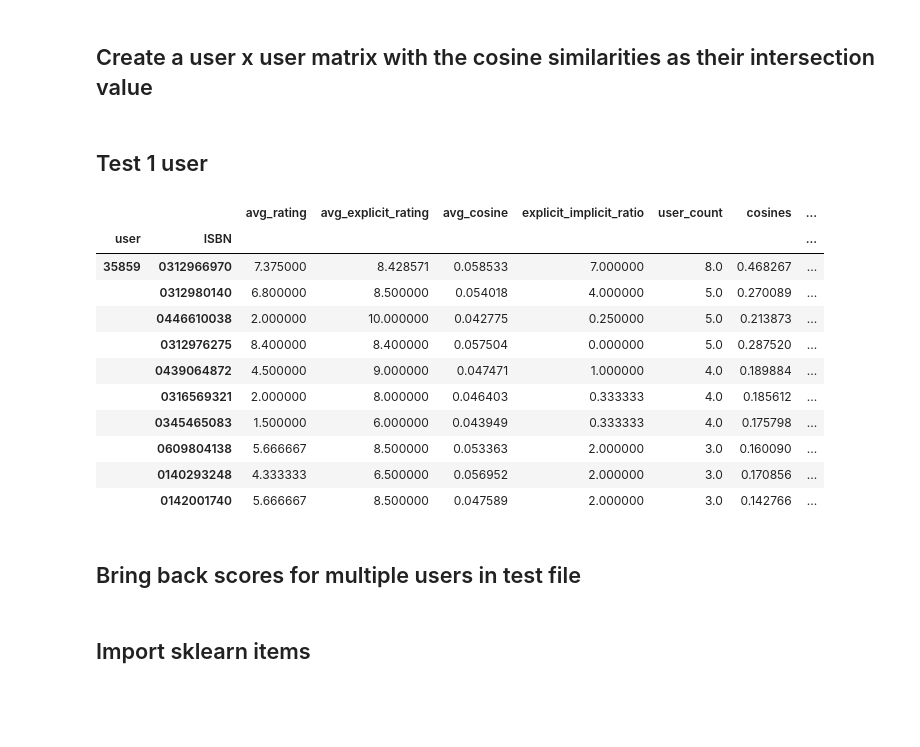
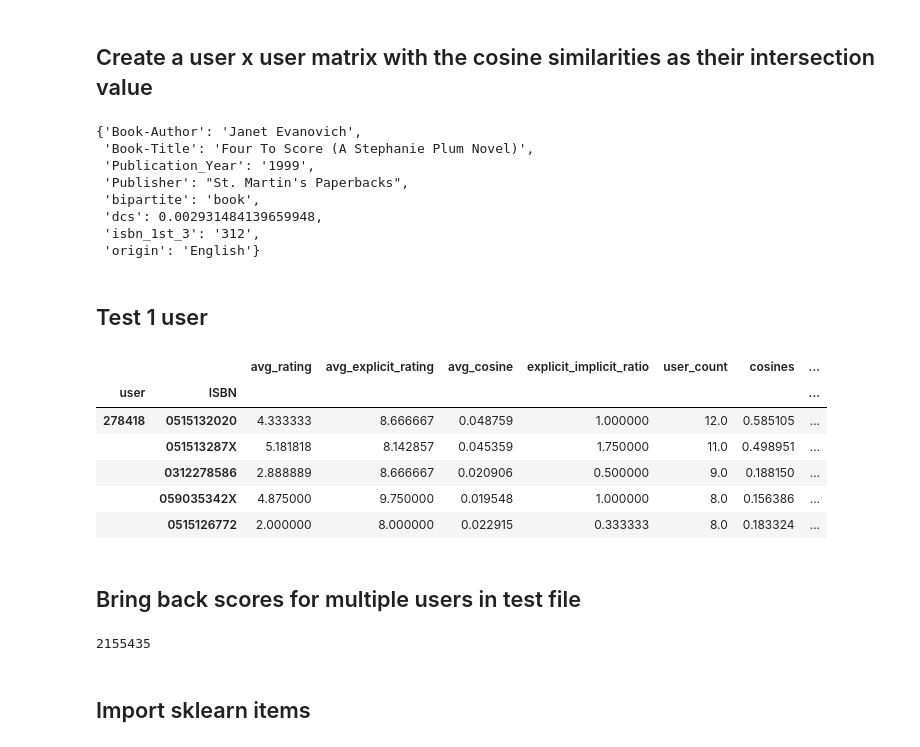
Before and after one commit to RichWolff/SpringboardDS, a Jupyter notebook: capstone_bookRecommender/jupyter_notebooks/capstone2_recommender_model.ipynb, the cells around one changed output. Cells and saved outputs as stored; diff of their text form; code cells hidden in the pictures; blank space fills up the shorter version.

```diff
--- a/capstone_bookRecommender/jupyter_notebooks/capstone2_recommender_model.ipynb
+++ b/capstone_bookRecommender/jupyter_notebooks/capstone2_recommender_model.ipynb
@@ -129,18 +200,32 @@ user_adj_matrix = nx.bipartite.biadjacency_matrix(G,row_order=user_nodes,column_
 user_sims = cosine_similarity(user_adj_matrix,dense_output=False)
 user_sims.setdiag(0)
 user_sims_coo = user_sims.tocoo()
+# %%
+G.node['0312966970']
+# %% [output]
+{'Book-Author': 'Janet Evanovich',
+ 'Book-Title': 'Four To Score (A Stephanie Plum Novel)',
+ 'Publication_Year': '1999',
+ 'Publisher': "St. Martin's Paperbacks",
+ 'bipartite': 'book',
+ 'dcs': 0.002931484139659948,
+ 'isbn_1st_3': '312',
+ 'origin': 'English'}
 # %%
 def collaborative_filter(selected_user,node_list,user_matrix,top_n_similarities):
 
     def node_similiarities(node, node_list, matrix):
         '''Creates a numpy array of node similiarities (user or books)'''
+        node_agerange = G.node[node]['age_range']
         indices = np.where(matrix.row == np.where(node_list==node)[0])[0]
         matrix_sims_node = []
         matrix_sims_score = []
         nodes_sim = defaultdict(list)
         for idx in indices:
-            cos_sim = (matrix.data[idx])
-            nodes_sim[cos_sim].append(node_list[matrix.col[idx]])
+            neighbor = node_list[matrix.col[idx]]
+            if G.node[neighbor]['age_range'] == node_agerange:
+                cos_sim = (matrix.data[idx])
+                nodes_sim[cos_sim].append(neighbor)
         return nodes_sim
 
     def user_neighbor_books(selected_user, user_similarity_dict,top_n_similarities):
@@ -191,34 +276,30 @@ def collaborative_filter(selected_user,node_list,user_matrix,top_n_similarities)
 # %% [markdown]
 <h2>Test 1 user</h2>
 # %%
-selected_user = 35859
+selected_user = 278418
+def collab_filter_recommendations(selected_user,n_recommendations=None):
+    recommended_books = collaborative_filter(selected_user,user_arr,user_sims_coo,100)
+    recommended_books = recommended_books.sort_values(['user_count','explicit_implicit_ratio'],ascending=False)
+    recommended_books = recommended_books.head(n_recommendations)
 
-n_recommendations = 10
-recommended_books = collaborative_filter(selected_user,user_arr,user_sims_coo,100)
-recommended_books = recommended_books.sort_values(['user_count','explicit_implicit_ratio'],ascending=False)
-recommended_books = recommended_books.head(n_recommendations)
+    # Pull actual purchases
+    sel_user_actual = ratings_us_test[ratings_us_test['User-ID']==selected_user]['ISBN'].to_frame()
+    sel_user_actual['read'] = 1
+    sel_user_actual['user'] = selected_user
+    sel_user_actual.set_index(['user','ISBN'],inplace=True)
 
-# Pull actual purchases
-sel_user_actual = ratings_us_test[ratings_us_test['User-ID']==selected_user]['ISBN'].to_frame()
-sel_user_actual['read'] = 1
-sel_user_actual['user'] = selected_user
-sel_user_actual.set_index(['user','ISBN'],inplace=True)
+    # TOP N Recommendation based on cosines
+    return recommended_books.join(sel_user_actual).fillna(0)
 
-# TOP N Recommendation based on cosines
-recommended_books.join(sel_user_actual).fillna(0)
+collab_filter_recommendations(selected_user).head()
 # %% [output]
 |  |  | avg_rating | avg_explicit_rating | avg_cosine | explicit_implicit_ratio | user_count | cosines | ... |
 | user | ISBN |  |  |  |  |  |  | ... |
-| 35859 | 0312966970 | 7.375000 | 8.428571 | 0.058533 | 7.000000 | 8.0 | 0.468267 | ... |
-|  | 0312980140 | 6.800000 | 8.500000 | 0.054018 | 4.000000 | 5.0 | 0.270089 | ... |
-|  | 0446610038 | 2.000000 | 10.000000 | 0.042775 | 0.250000 | 5.0 | 0.213873 | ... |
-|  | 0312976275 | 8.400000 | 8.400000 | 0.057504 | 0.000000 | 5.0 | 0.287520 | ... |
-|  | 0439064872 | 4.500000 | 9.000000 | 0.047471 | 1.000000 | 4.0 | 0.189884 | ... |
-|  | 0316569321 | 2.000000 | 8.000000 | 0.046403 | 0.333333 | 4.0 | 0.185612 | ... |
-|  | 0345465083 | 1.500000 | 6.000000 | 0.043949 | 0.333333 | 4.0 | 0.175798 | ... |
-|  | 0609804138 | 5.666667 | 8.500000 | 0.053363 | 2.000000 | 3.0 | 0.160090 | ... |
-|  | 0140293248 | 4.333333 | 6.500000 | 0.056952 | 2.000000 | 3.0 | 0.170856 | ... |
-|  | 0142001740 | 5.666667 | 8.500000 | 0.047589 | 2.000000 | 3.0 | 0.142766 | ... |
+| 278418 | 0515132020 | 4.333333 | 8.666667 | 0.048759 | 1.000000 | 12.0 | 0.585105 | ... |
+|  | 051513287X | 5.181818 | 8.142857 | 0.045359 | 1.750000 | 11.0 | 0.498951 | ... |
+|  | 0312278586 | 2.888889 | 8.666667 | 0.020906 | 0.500000 | 9.0 | 0.188150 | ... |
+|  | 059035342X | 4.875000 | 9.750000 | 0.019548 | 1.000000 | 8.0 | 0.156386 | ... |
+|  | 0515126772 | 2.000000 | 8.000000 | 0.022915 | 0.333333 | 8.0 | 0.183324 | ... |
 # %% [markdown]
 <h2>Bring back scores for multiple users in test file</h2>
 # %%
@@ -248,6 +323,10 @@ group_df = pd.concat(group_df).fillna(0)
 group_df.head(20)
 X = group_df.drop(['read'],axis=1)
 y = group_df['read']
+# %%
+len(X)
+# %% [output]
+2155435
 # %% [markdown]
 <h2>Import sklearn items</h2>
 # %%
```
Also changed, not shown: parts of 26 cells of this notebook.
